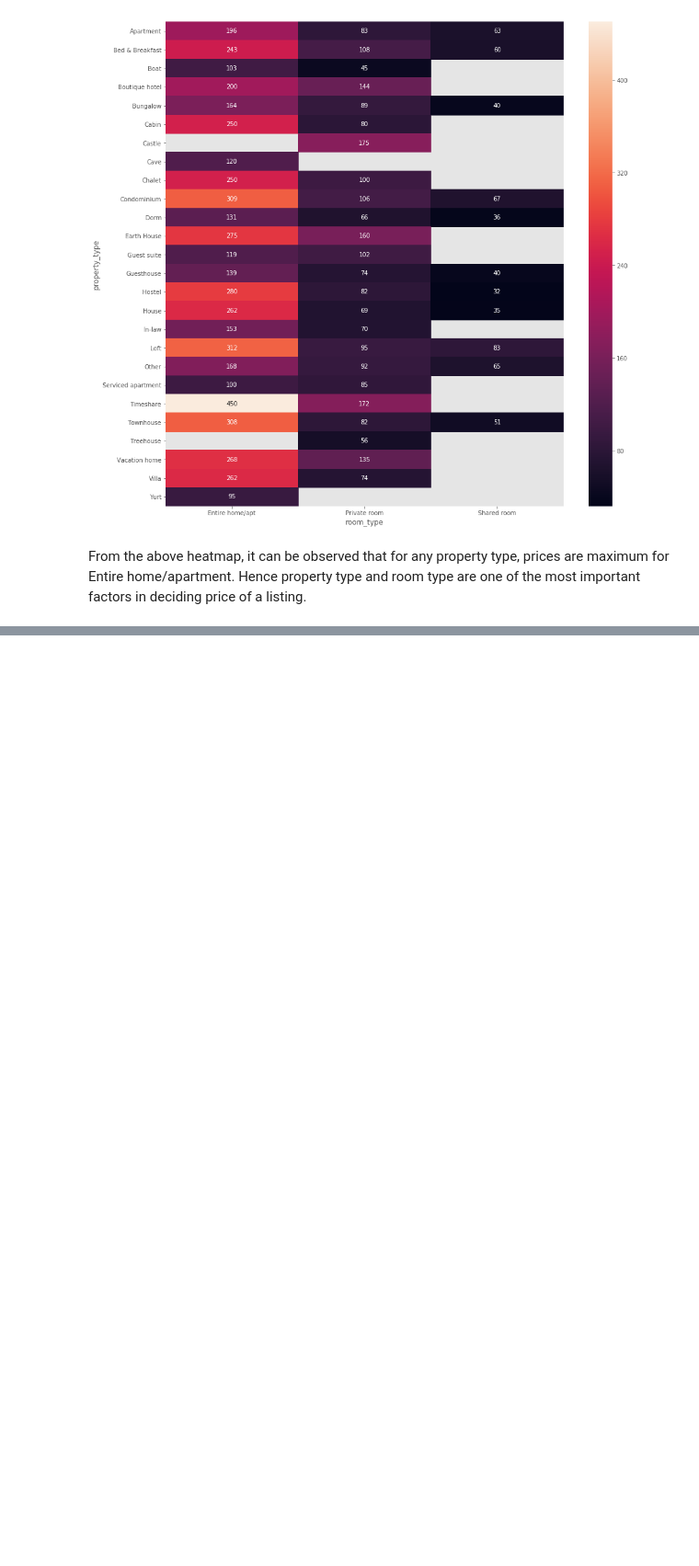
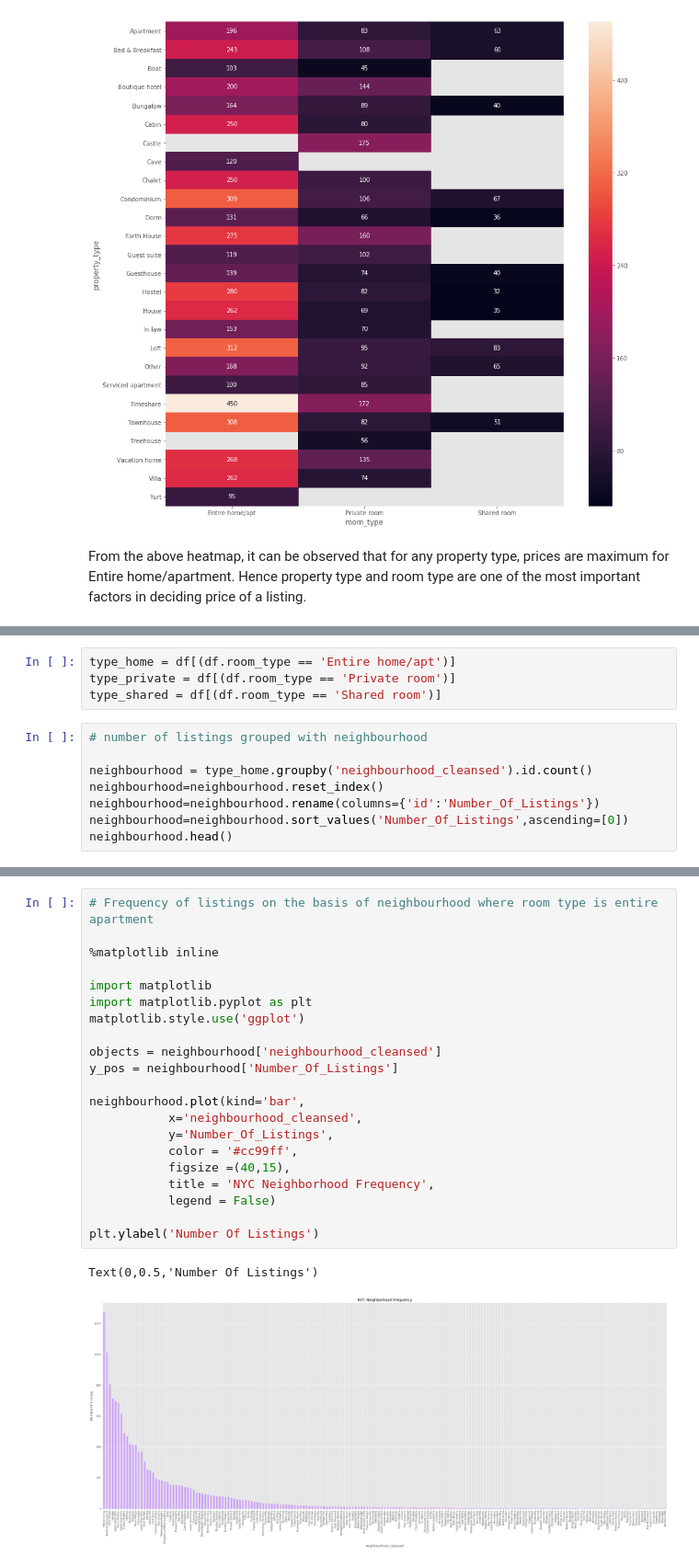
Before and after one commit to ManvithaC/AirBnB-listing-Recommender, a Jupyter notebook: listing_details_analysis.ipynb, the cells around one changed output, grey strips where cells are left out. Shown at 92% size. Drawn from its saved outputs; the diff is of its cells as text; blank space fills up the shorter version.

```diff
--- a/listing_details_analysis.ipynb
+++ b/listing_details_analysis.ipynb
@@ -121,0 +136,12 @@ From the above heatmap, it can be observed that for any property type, prices ar
+# %%
+type_home = df[(df.room_type == 'Entire home/apt')]
+type_private = df[(df.room_type == 'Private room')]
+type_shared = df[(df.room_type == 'Shared room')]
+# %%
+# number of listings grouped with neighbourhood
+
+neighbourhood = type_home.groupby('neighbourhood_cleansed').id.count()
+neighbourhood=neighbourhood.reset_index()
+neighbourhood=neighbourhood.rename(columns={'id':'Number_Of_Listings'})
+neighbourhood=neighbourhood.sort_values('Number_Of_Listings',ascending=[0])
+neighbourhood.head()
@@ -121,0 +174,24 @@ From the above heatmap, it can be observed that for any property type, prices ar
+# %%
+# Frequency of listings on the basis of neighbourhood where room type is entire apartment
+
+%matplotlib inline
+
+import matplotlib
+import matplotlib.pyplot as plt
+matplotlib.style.use('ggplot')
+
+objects = neighbourhood['neighbourhood_cleansed']
+y_pos = neighbourhood['Number_Of_Listings']
+
+neighbourhood.plot(kind='bar',
+           x='neighbourhood_cleansed',
+           y='Number_Of_Listings',
+           color = '#cc99ff',
+           figsize =(40,15),
+           title = 'NYC Neighborhood Frequency',
+           legend = False)
+
+plt.ylabel('Number Of Listings')
+# %% [output]
+Text(0,0.5,'Number Of Listings')
+[figure, added]
```
Also changed, not shown: parts of 6 cells of this notebook.
